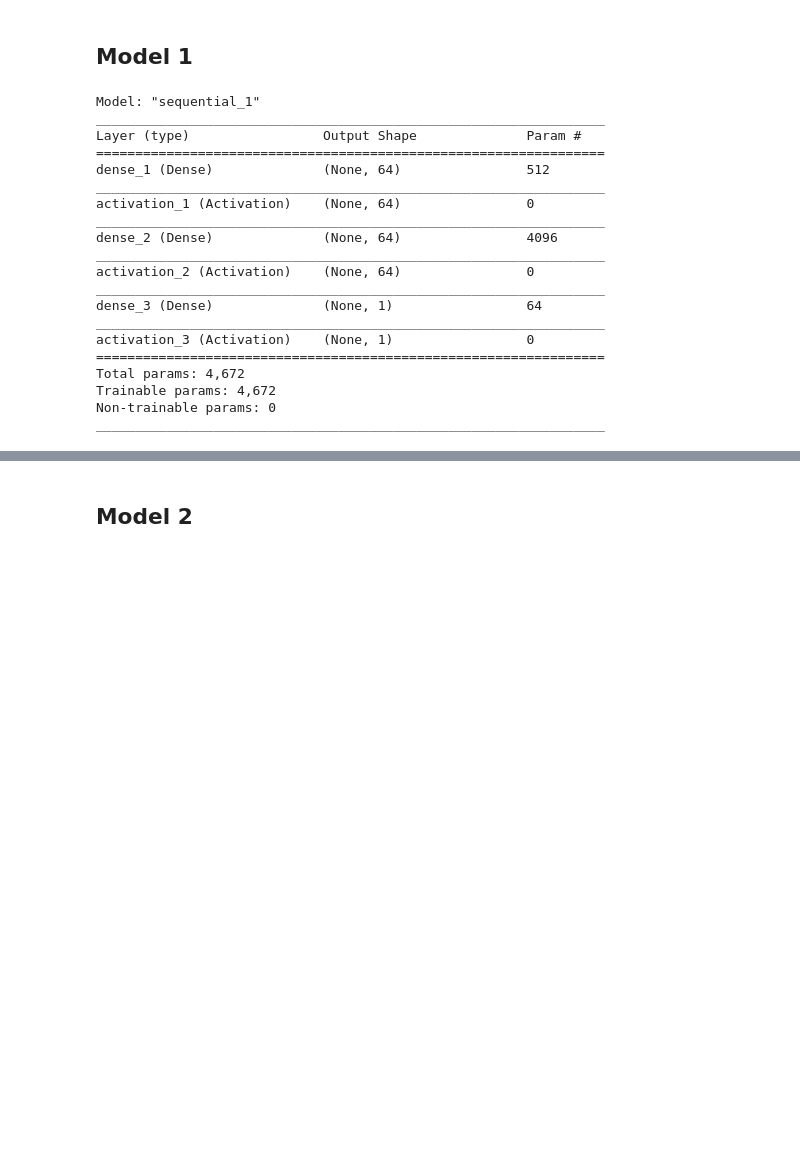
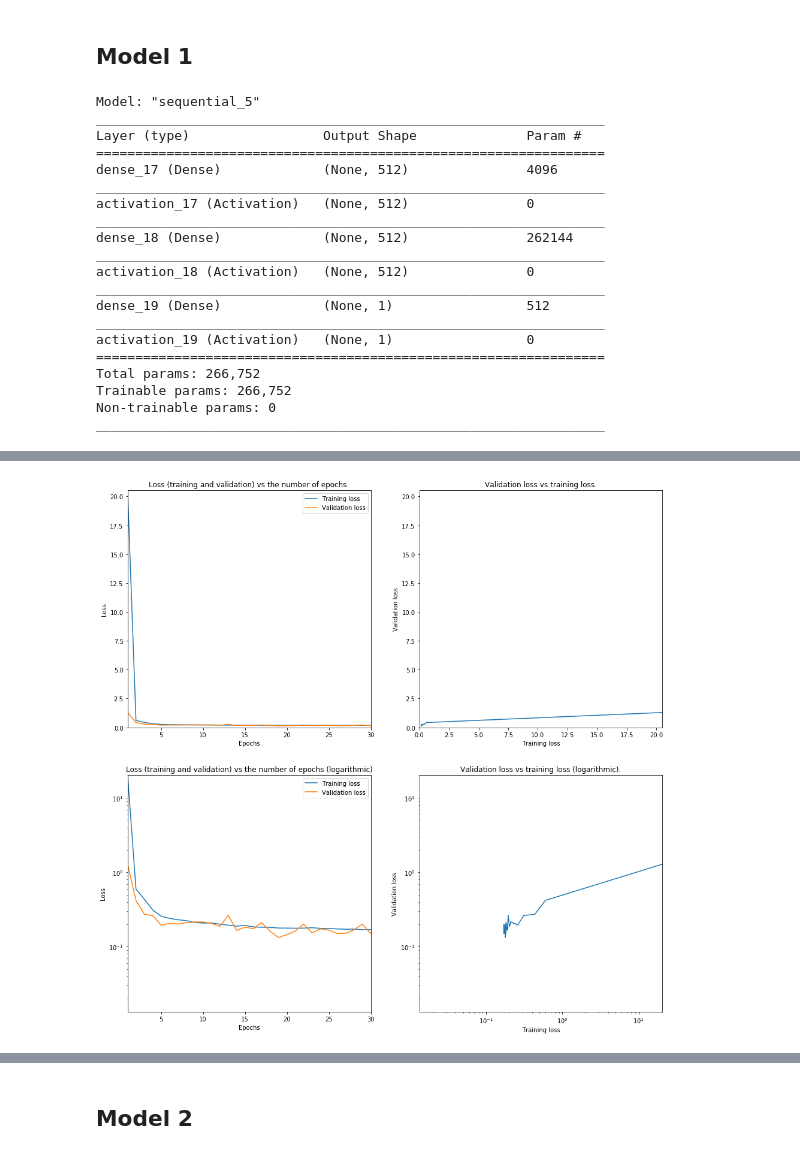
Before and after one commit to TimHeiszwolf/Quantum_energy_ML, a Jupyter notebook: MachineLearning.ipynb, the cells around one changed output, grey strips where cells are left out. Cells and saved outputs as stored; diff of their text form; code cells hidden in the pictures; blank space fills up the shorter version.

```diff
--- a/MachineLearning.ipynb
+++ b/MachineLearning.ipynb
@@ -58,7 +57,7 @@ def trainNetwork(network, trainingData, validationSplit, numberOfEpochs=50, batc
     if verboseSetting>=0:
 
         maximumValue = max(max(history['loss']), max(history['val_loss']))
-        minimumValue = math.pow(math.floor(math.log(min(min(history['loss']), min(history['val_loss'])), 10)) - 1, 10)
+        minimumValue = min(min(history['loss']), min(history['val_loss'])) / 10#math.pow(math.floor(math.log(min(min(history['loss']), min(history['val_loss'])), 10)) - 1, 10)
 
         fig, ((ax1, ax2), (ax3, ax4)) = plt.subplots(nrows=2, ncols=2, figsize=(16, 16))
         ax1.plot([i for i in range(1, numberOfEpochs + 1)], history['loss'], label='Training loss')
@@ -129,26 +128,6 @@ def makeDenseModel(inputSize, settings, learningRate, lossFunction='mape', useBi
     model.compile(loss=lossFunction, optimizer=opt)#mse or mape
 
     return model
-# %%
-def makeNetwork(inputSize, settings, learningRate, lossFunction='mse', kernalInitializer='he_uniform'):
-    """
-    jhgjhgj
-    """
-    model = Sequential()
-    model.add(Dense(settings[0][1], input_dim=inputSize, use_bias=settings[0][3], kernel_initializer=kernalInitializer))
-    model.add(Activation(settings[0][2]))
-
-    for i in range(1, len(settings)):
-        setting = settings[i]#0 is kind of layer, rest are settings.
-
-        if setting[0]=='Dense':# 1 is amount of nodes, 2 is kind of activation, 3 is bias
-            model.add(Dense(setting[1], use_bias=setting[3], kernel_initializer=kernalInitializer))
-            model.add(Activation(setting[2]))
-
-    opt = adam(lr=learningRate)
-    model.compile(loss=lossFunction, optimizer=opt)#mse or mape
-
-    return model
 # %% [markdown]
 # Getting data
 # %%
@@ -239,33 +252,33 @@ validationInput = [[inputData], [targetData]]
 ## Model 1
 # %%
 inputSize = 8
-settings = [['Dense', 64, 'softplus', False], ['Dense', 64, 'softplus', False], ['Dense', 1, 'linear', False]]
+settings = [['Dense', 512, 'softplus', False], ['Dense', 512, 'softplus', False], ['Dense', 1, 'linear', False]]
 learningRate = 5*10**-4
 
 model = makeNetwork(inputSize, settings, learningRate)
 model.summary()
 # %% [output]
-Model: "sequential_1"
+Model: "sequential_5"
 _________________________________________________________________
 Layer (type)                 Output Shape              Param #
 =================================================================
-dense_1 (Dense)              (None, 64)                512
+dense_17 (Dense)             (None, 512)               4096
 _________________________________________________________________
-activation_1 (Activation)    (None, 64)                0
+activation_17 (Activation)   (None, 512)               0
 _________________________________________________________________
-dense_2 (Dense)              (None, 64)                4096
+dense_18 (Dense)             (None, 512)               262144
 _________________________________________________________________
-activation_2 (Activation)    (None, 64)                0
+activation_18 (Activation)   (None, 512)               0
 _________________________________________________________________
-dense_3 (Dense)              (None, 1)                 64
+dense_19 (Dense)             (None, 1)                 512
 _________________________________________________________________
-activation_3 (Activation)    (None, 1)                 0
+activation_19 (Activation)   (None, 1)                 0
 =================================================================
-Total params: 4,672
-Trainable params: 4,672
+Total params: 266,752
+Trainable params: 266,752
 Non-trainable params: 0
 _________________________________________________________________
 # %%
-trainNetwork(model, trainingInput, 0.2, numberOfEpochs=100, batchSize=32, verboseSetting=1)
+trainNetwork(model, trainingInput, 0.3, numberOfEpochs=30, batchSize=32, verboseSetting=1)
 print()
 # %% [output]
@@ -288,0 +302 @@ Epoch 48/100
+[figure, added]
```
Also changed, not shown: parts of 31 cells of this notebook, 4 other files.
